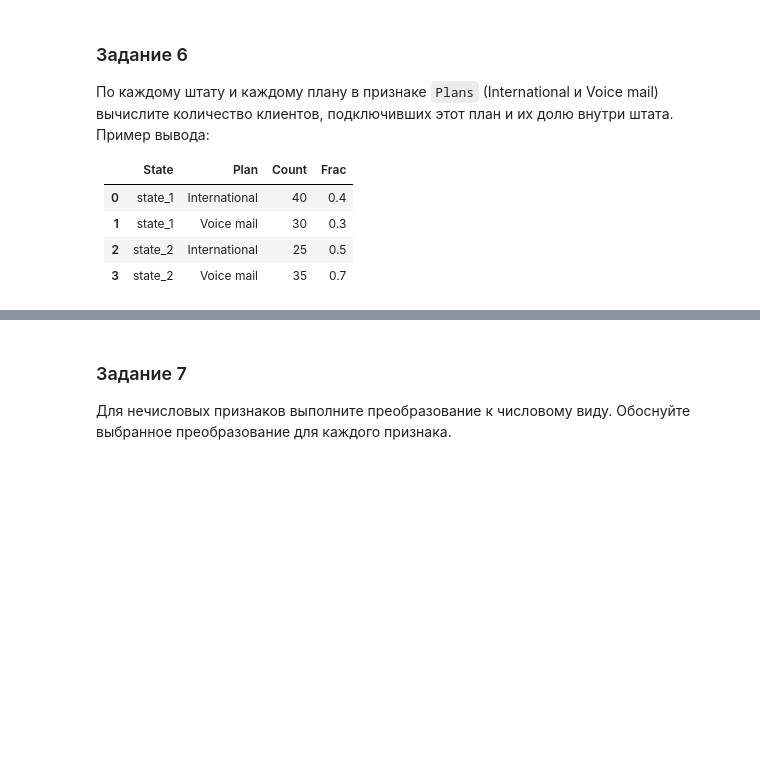
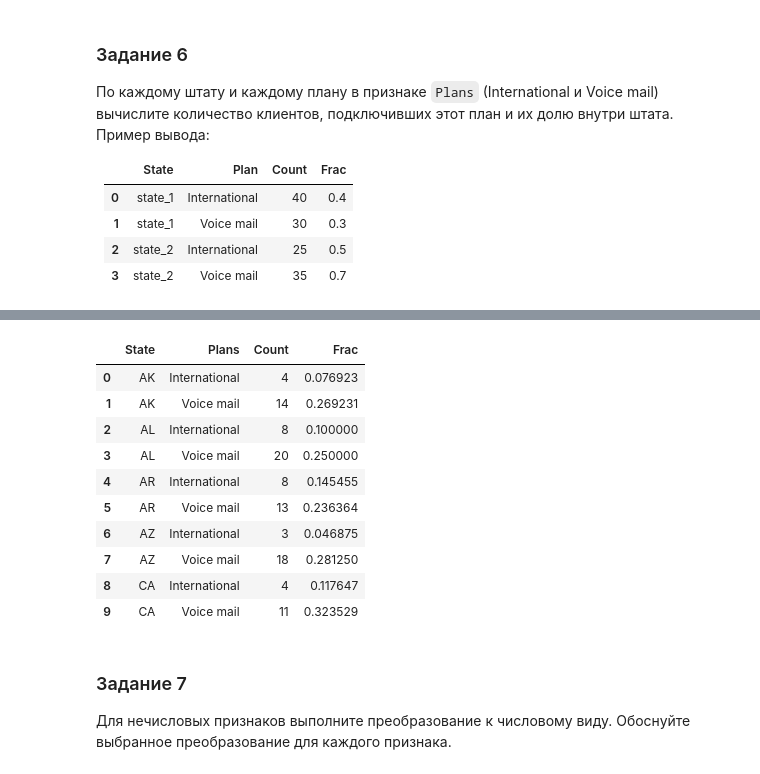
Before and after one commit to Ekispest/WarmUp, a Jupyter notebook: 6.Lab#1/Yo_Modern_ML_Lab_1_Supervised_learning.ipynb, the cells around one changed output, grey strips where cells are left out. Drawn from its saved outputs; the diff is of its cells as text; code cells hidden in the pictures; blank space fills up the shorter version.

```diff
--- a/6.Lab#1/Yo_Modern_ML_Lab_1_Supervised_learning.ipynb
+++ b/6.Lab#1/Yo_Modern_ML_Lab_1_Supervised_learning.ipynb
@@ -466,3 +462,17 @@ new_data.head(5)
+# %%
+new_data.head(10)
+# %% [output]
+|  | State | Plans | Count | Frac |
+| 0 | AK | International | 4 | 0.076923 |
+| 1 | AK | Voice mail | 14 | 0.269231 |
+| 2 | AL | International | 8 | 0.100000 |
+| 3 | AL | Voice mail | 20 | 0.250000 |
+| 4 | AR | International | 8 | 0.145455 |
+| 5 | AR | Voice mail | 13 | 0.236364 |
+| 6 | AZ | International | 3 | 0.046875 |
+| 7 | AZ | Voice mail | 18 | 0.281250 |
+| 8 | CA | International | 4 | 0.117647 |
+| 9 | CA | Voice mail | 11 | 0.323529 |
 # %% [markdown]
 ### Задание 7
 
```
Also changed, not shown: parts of 103 cells of this notebook, 20 other files.
